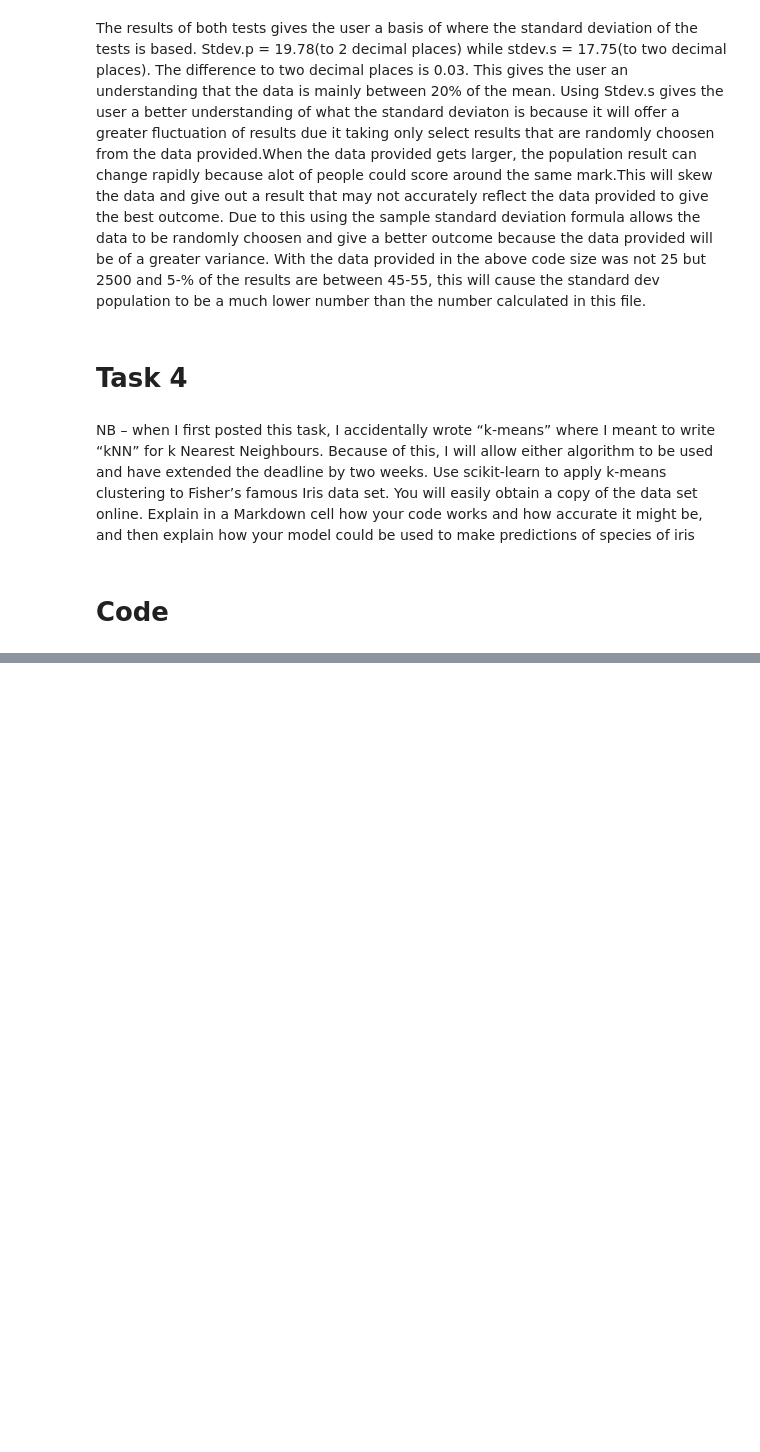
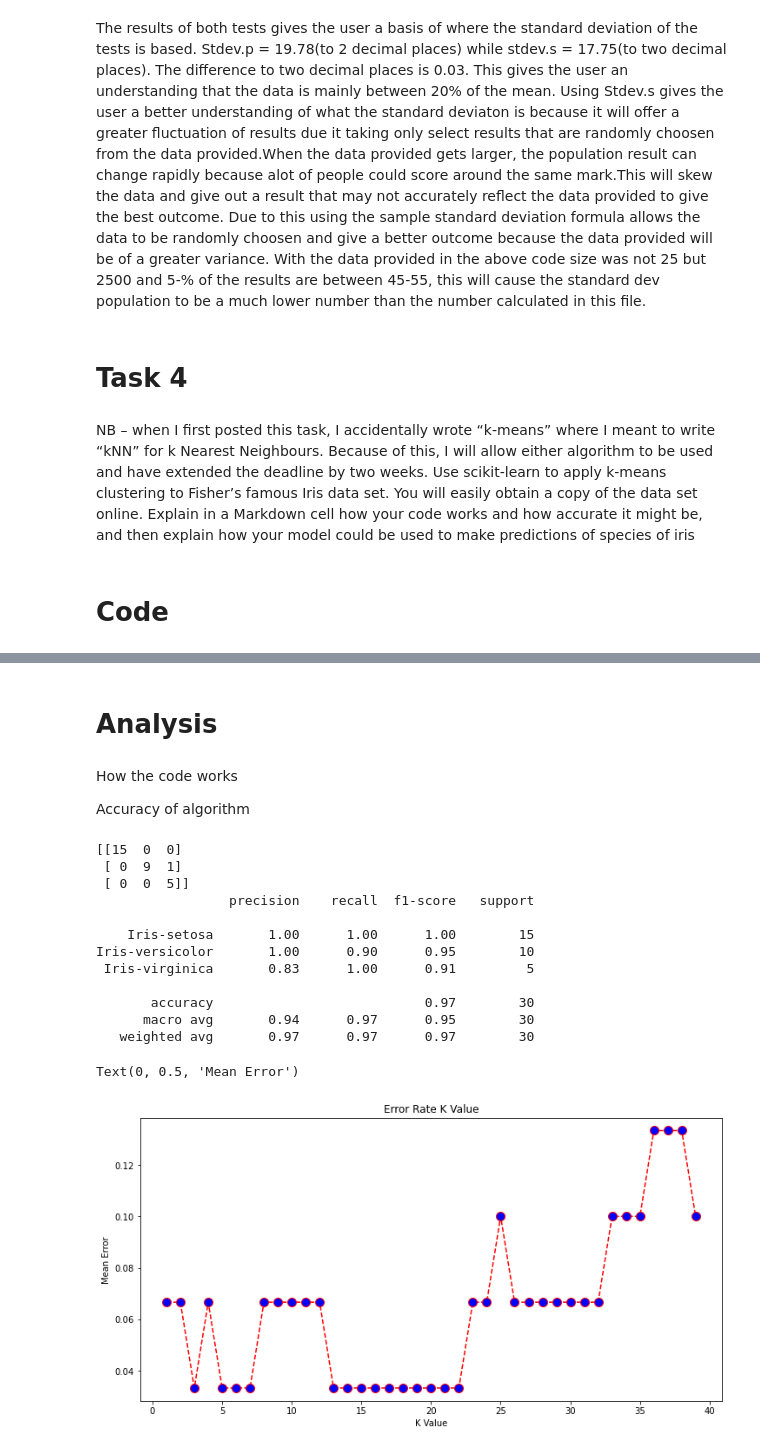
Before and after one commit to stevenJoyce/EmergingTechAssessment, a Jupyter notebook: Tasks.ipynb, the cells around one changed output, grey strips where cells are left out. Cells and saved outputs as stored; diff of their text form; code cells hidden in the pictures; blank space fills up the shorter version.

```diff
--- a/Tasks.ipynb
+++ b/Tasks.ipynb
@@ -183,0 +213,72 @@ array([[10.,  2.],
+# %% [markdown]
+# Analysis
+# %% [markdown]
+How the code works
+
+Accuracy of algorithm
+# %%
+import numpy as np
+import matplotlib.pyplot as plt
+import pandas as pd
+
+url = "https://archive.ics.uci.edu/ml/machine-learning-databases/iris/iris.data"
+# Assign colum names to the dataset
+names = ['sepal-length', 'sepal-width', 'petal-length', 'petal-width', 'Class']
+# Read dataset to pandas dataframe
+dataset = pd.read_csv(url, names=names)
+
+dataset.head()
+
+X = dataset.iloc[:, :-1].values
+y = dataset.iloc[:, 4].values
+
+from sklearn.model_selection import train_test_split
+X_train, X_test, y_train, y_test = train_test_split(X, y, test_size=0.20)
+
+from sklearn.preprocessing import StandardScaler
+scaler = StandardScaler()
+scaler.fit(X_train)
+
+X_train = scaler.transform(X_train)
+X_test = scaler.transform(X_test)
+
+from sklearn.neighbors import KNeighborsClassifier
+classifier = KNeighborsClassifier(n_neighbors=5)
+classifier.fit(X_train, y_train)
+
+y_pred = classifier.predict(X_test)
+
+from sklearn.metrics import classification_report, confusion_matrix
+print(confusion_matrix(y_test, y_pred))
+print(classification_report(y_test, y_pred))
+
+error = []
+
+# Calculating error for K values between 1 and 40
+for i in range(1, 40):
+    knn = KNeighborsClassifier(n_neighbors=i)
+    knn.fit(X_train, y_train)
+    pred_i = knn.predict(X_test)
+    error.append(np.mean(pred_i != y_test))
+
+plt.figure(figsize=(12, 6))
+plt.plot(range(1, 40), error, color='red', linestyle='dashed', marker='o',
+         markerfacecolor='blue', markersize=10)
+plt.title('Error Rate K Value')
+plt.xlabel('K Value')
+plt.ylabel('Mean Error')
+# %% [output]
+[[15  0  0]
+ [ 0  9  1]
+ [ 0  0  5]]
+                 precision    recall  f1-score   support
+
+    Iris-setosa       1.00      1.00      1.00        15
+Iris-versicolor       1.00      0.90      0.95        10
+ Iris-virginica       0.83      1.00      0.91         5
+
+       accuracy                           0.97        30
+      macro avg       0.94      0.97      0.95        30
+   weighted avg       0.97      0.97      0.97        30
+Text(0, 0.5, 'Mean Error')
+[figure, added]
```
Also changed, not shown: parts of 3 cells of this notebook.
